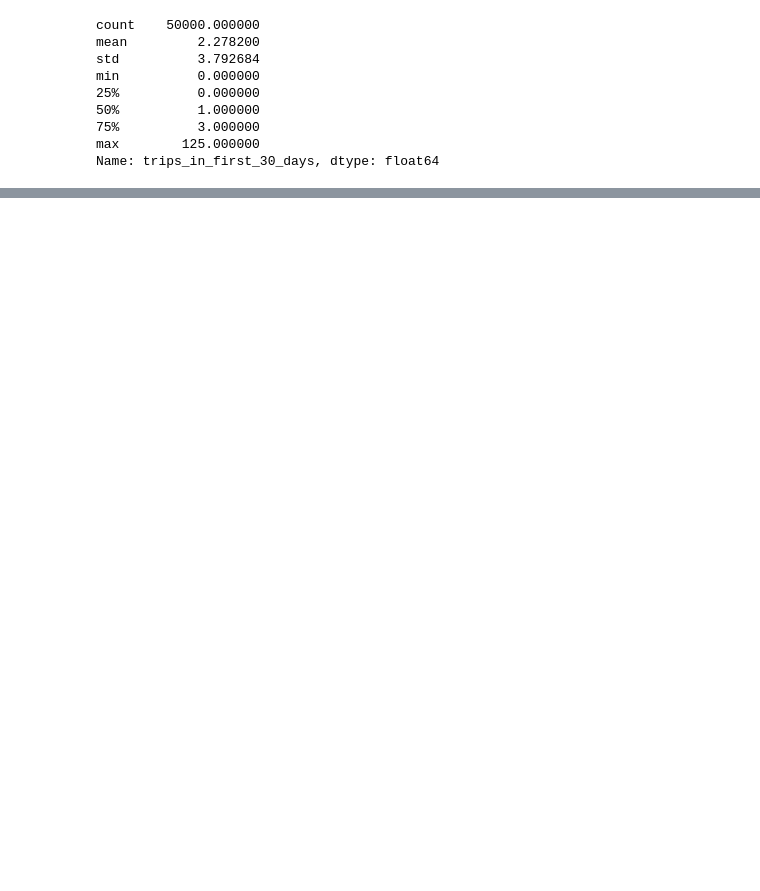
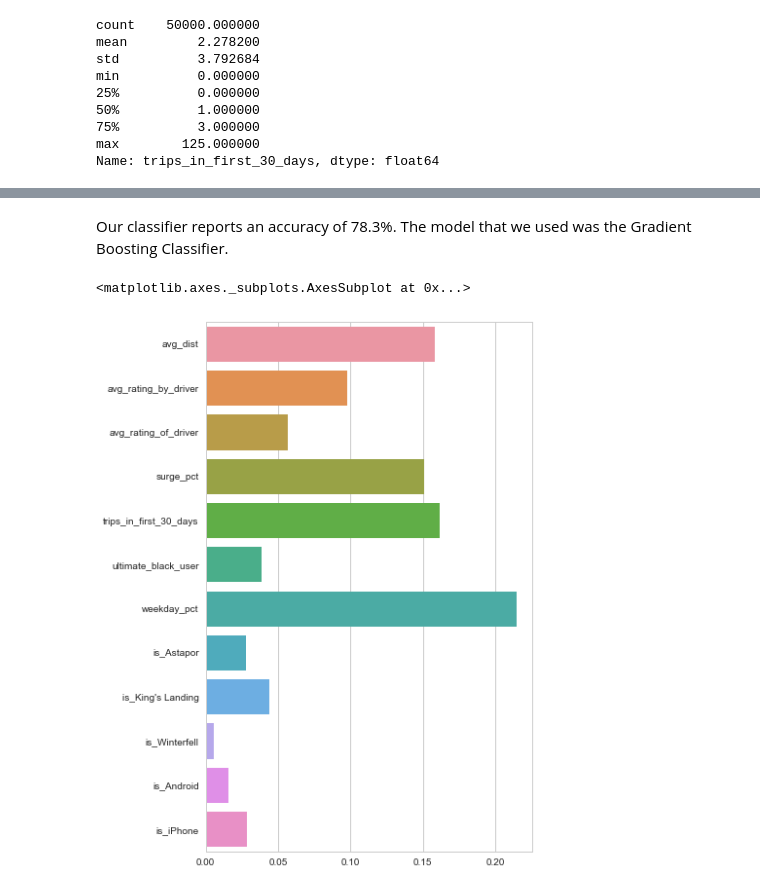
Before and after one commit to ramyatamehrotra/Springboard_DSCT, a Jupyter notebook: Effective_Interviewing/Ultimate_Technology_Challenge.ipynb, the cells around one changed output, grey strips where cells are left out. Cells and saved outputs as stored; diff of their text form; code cells hidden in the pictures; blank space fills up the shorter version.

```diff
--- a/Effective_Interviewing/Ultimate_Technology_Challenge.ipynb
+++ b/Effective_Interviewing/Ultimate_Technology_Challenge.ipynb
@@ -343,0 +421,4 @@ Name: trips_in_first_30_days, dtype: float64
+# %%
+classifier = GradientBoostingClassifier(verbose=True, n_estimators=200)
+classifier.fit(train_X, train_y)
+classifier.score(test_X, test_y)
@@ -343,0 +444,8 @@ Name: trips_in_first_30_days, dtype: float64
+# %% [markdown]
+Our classifier reports an accuracy of 78.3%. The model that we used was the Gradient Boosting Classifier.
+# %%
+plt.figure(figsize=(6,10))
+sns.barplot(y=X.columns, x=classifier.feature_importances_)
+# %% [output]
+<matplotlib.axes._subplots.AxesSubplot at 0x...>
+[figure, added]
```
Also changed, not shown: parts of 27 cells of this notebook.
